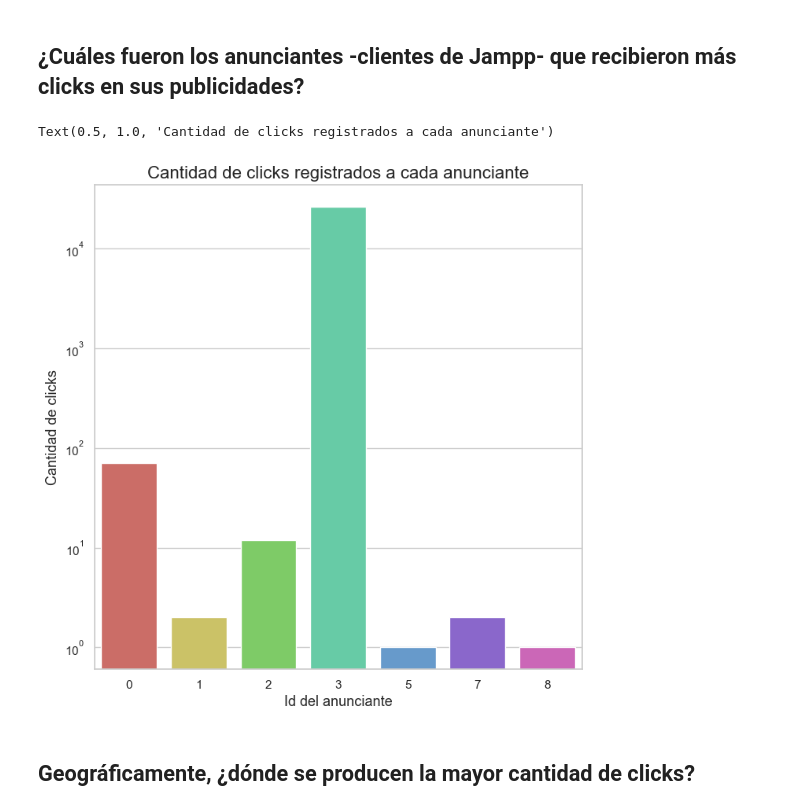
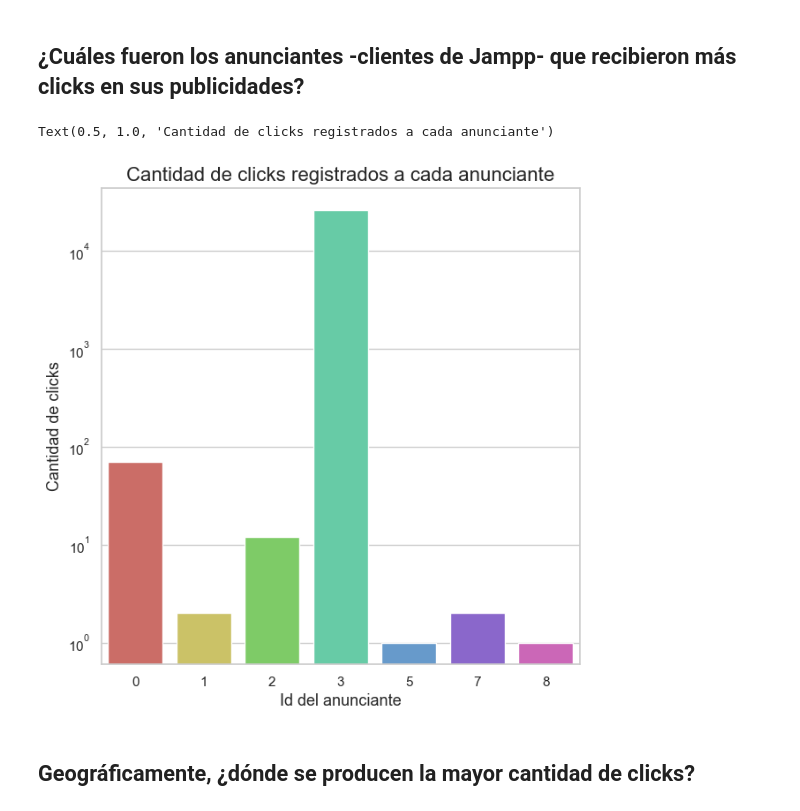
Before and after one commit to AlejandroKler/Datanesa, a Jupyter notebook: Analisis_clicks.ipynb, the cells around one changed output. Saved outputs shown, nothing was run; the diff lists cells and outputs as text; code cells hidden in the pictures.

```diff
--- a/Analisis_clicks.ipynb
+++ b/Analisis_clicks.ipynb
@@ -112,18 +140,18 @@ clicks['cant_clicks'] = 1
 group_advertisers = clicks.groupby('advertiser_id').agg({'cant_clicks': 'count'}).reset_index()
 # %%
 plt.style.use('default')
-plt.rcParams['figure.figsize'] = (8, 8)
+plt.rcParams['figure.figsize'] = (7, 7)
 
 sns.set(style="whitegrid")
 
 graph_clicks = sns.barplot(x= group_advertisers['advertiser_id'], y = group_advertisers['cant_clicks'], orient='v', palette="hls")
 graph_clicks.set(yscale="log")
 graph_clicks.set_xlabel("Id del anunciante", fontsize = 13)
 graph_clicks.set_ylabel("Cantidad de clicks", fontsize = 13)
 graph_clicks.set_title("Cantidad de clicks registrados a cada anunciante", fontsize = 16)
 # %% [output]
 Text(0.5, 1.0, 'Cantidad de clicks registrados a cada anunciante')
-[figure, old version]
+[figure, new version]
 # %% [markdown]
 ## Geográficamente, ¿dónde se producen la mayor cantidad de clicks?
 # %%
```
Also changed, not shown: parts of 7 cells of this notebook, 2 other files.
